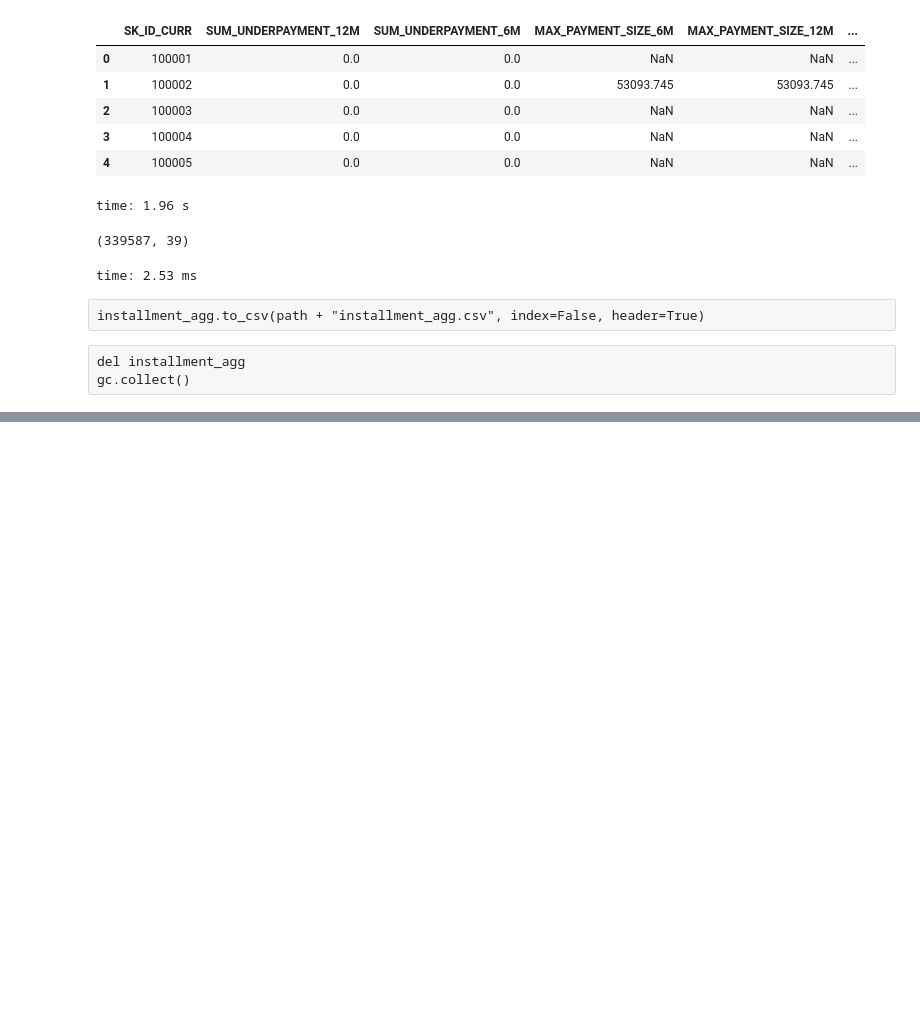
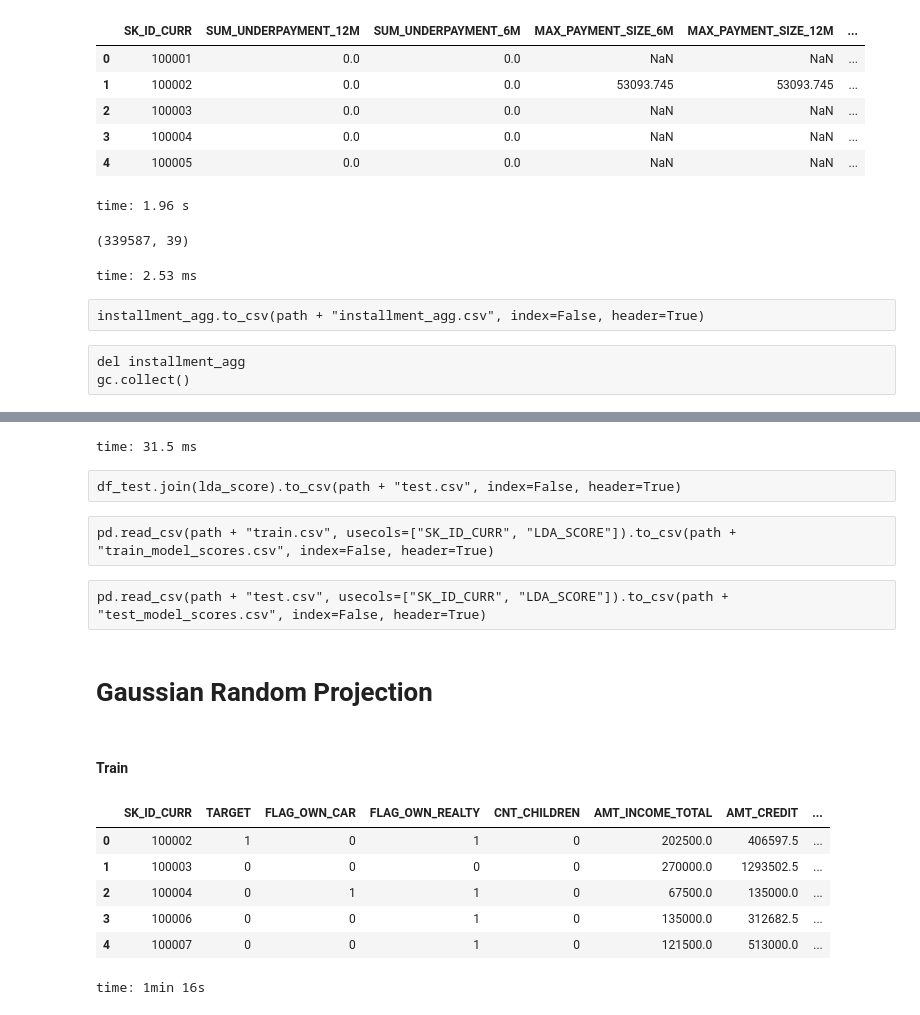
Before and after one commit to StephanKalika/home_credit_default, a Jupyter notebook: feature_transformation.ipynb, the cells around one changed output, grey strips where cells are left out. Saved outputs shown, nothing was run; the diff lists cells and outputs as text; code cells hidden in the pictures; blank space fills up the shorter version.

```diff
--- a/feature_transformation.ipynb
+++ b/feature_transformation.ipynb
@@ -1011,0 +1029,27 @@ gc.collect()
+# %%
+lda_score = pd.Series(clf.predict_proba(scaled_test)[:,1],
+                     index=scaled_test.index,
+                     name="LDA_SCORE")
+# %% [output]
+time: 31.5 ms
+# %% [raw]
+df_test.join(lda_score).to_csv(path + "test.csv", index=False, header=True)
+# %% [raw]
+pd.read_csv(path + "train.csv", usecols=["SK_ID_CURR", "LDA_SCORE"]).to_csv(path + "train_model_scores.csv", index=False, header=True)
+# %% [raw]
+pd.read_csv(path + "test.csv", usecols=["SK_ID_CURR", "LDA_SCORE"]).to_csv(path + "test_model_scores.csv", index=False, header=True)
+# %% [markdown]
+# Gaussian Random Projection
+# %% [markdown]
+#### Train
+# %%
+df = pd.read_csv(path + "train.csv", usecols=lambda c: "RAND_PROJ" not in c)
+df.head()
+# %% [output]
+|  | SK_ID_CURR | TARGET | FLAG_OWN_CAR | FLAG_OWN_REALTY | CNT_CHILDREN | AMT_INCOME_TOTAL | AMT_CREDIT | ... |
+| 0 | 100002 | 1 | 0 | 1 | 0 | 202500.0 | 406597.5 | ... |
+| 1 | 100003 | 0 | 0 | 0 | 0 | 270000.0 | 1293502.5 | ... |
+| 2 | 100004 | 0 | 1 | 1 | 0 | 67500.0 | 135000.0 | ... |
+| 3 | 100006 | 0 | 0 | 1 | 0 | 135000.0 | 312682.5 | ... |
+| 4 | 100007 | 0 | 0 | 1 | 0 | 121500.0 | 513000.0 | ... |
+time: 1min 16s
```
Also changed, not shown: parts of 43 cells of this notebook, 2 other files.
